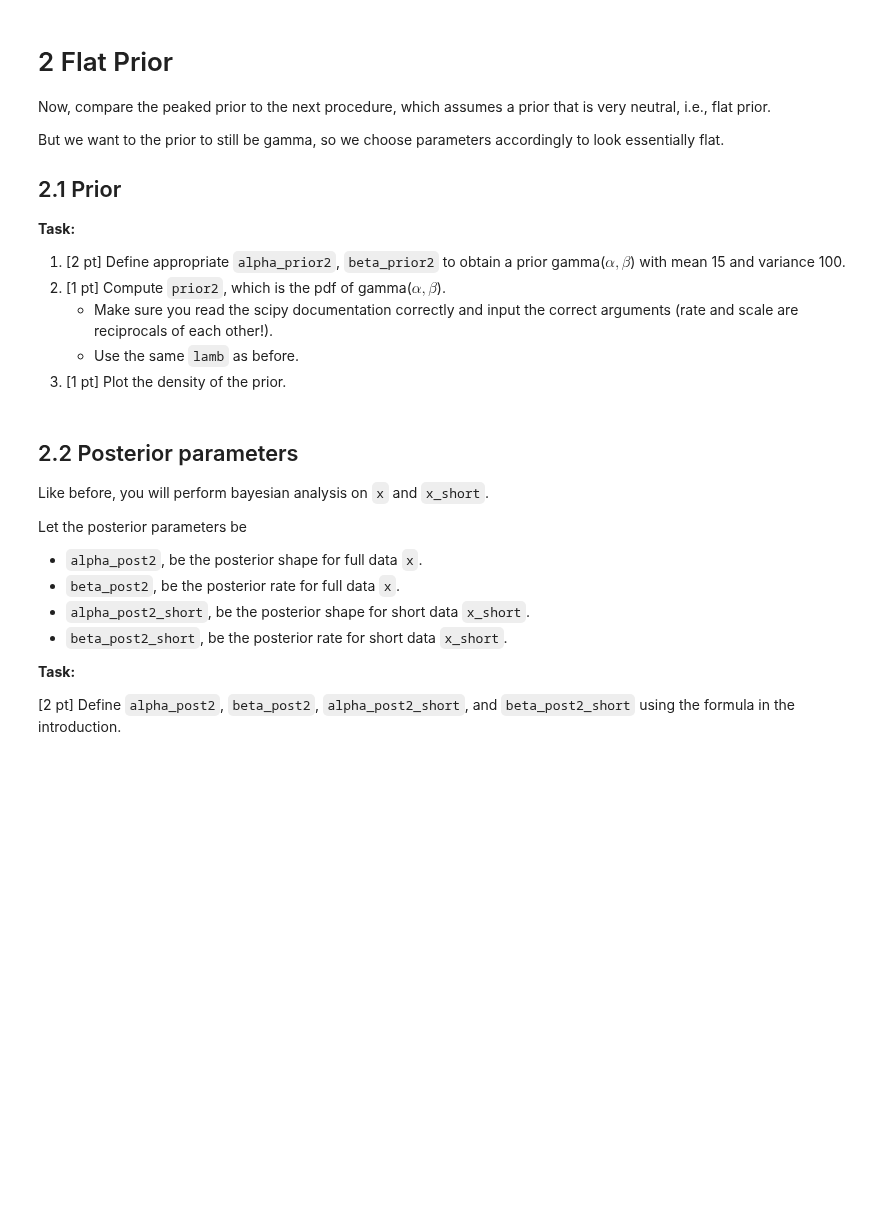
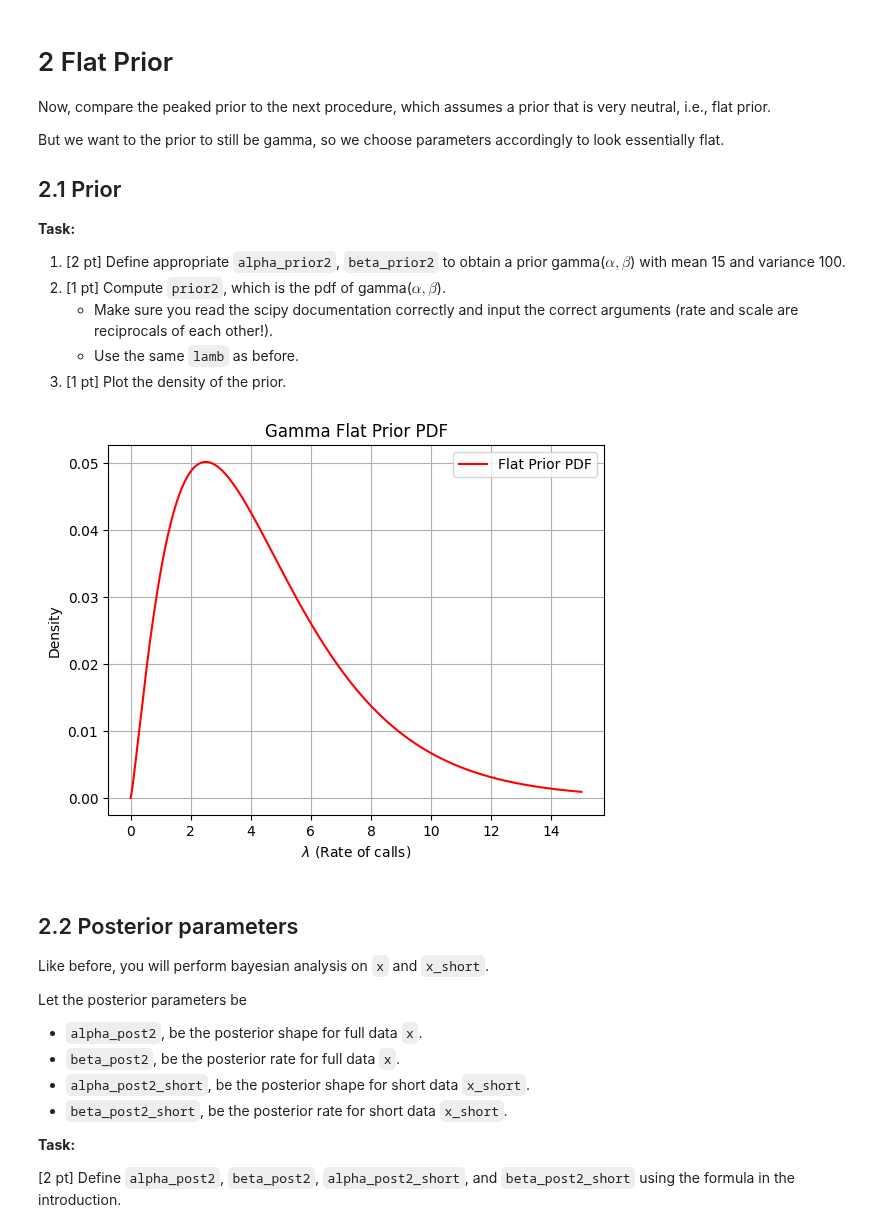
Before and after one commit to klxu03/ml-dl, a Jupyter notebook: data-sci/hw4/hw4-introds-sp24.ipynb, the cells around one changed output. Cells and saved outputs as stored; diff of their text form; code cells hidden in the pictures; blank space fills up the shorter version.

````diff
--- a/data-sci/hw4/hw4-introds-sp24.ipynb
+++ b/data-sci/hw4/hw4-introds-sp24.ipynb
@@ -180,3 +205,22 @@ prior2 = None
+# %%
+# TODO alpha, beta
+beta_prior2 = 0.15
+alpha_prior2 = 2.25
+
+# TODO prior
+temp_lamb = np.linspace(0, 50, 1000) # temp_lamb that is bigger range from 0 to 50, instead of 0 to 15 to show the flatness, which is more demonstrated by the low density
+prior2 = stats.gamma.pdf(temp_lamb, a=alpha_prior2, scale=1/beta_prior2)
+
+# TODO plot
+plt.plot(lamb, prior2, 'r-', label="Flat Prior PDF")
+plt.xlabel('$\lambda$ (Rate of calls)')
+plt.ylabel("Density")
+plt.title("Gamma Flat Prior PDF")
+plt.legend()
+plt.grid(True)
+plt.show()
+# %% [output]
+[figure, added]
 # %% [markdown]
 ## 2.2 Posterior parameters
 Like before, you will perform bayesian analysis on ```x``` and ```x_short```.
````
Also changed, not shown: parts of 17 cells of this notebook, 1 other file.
